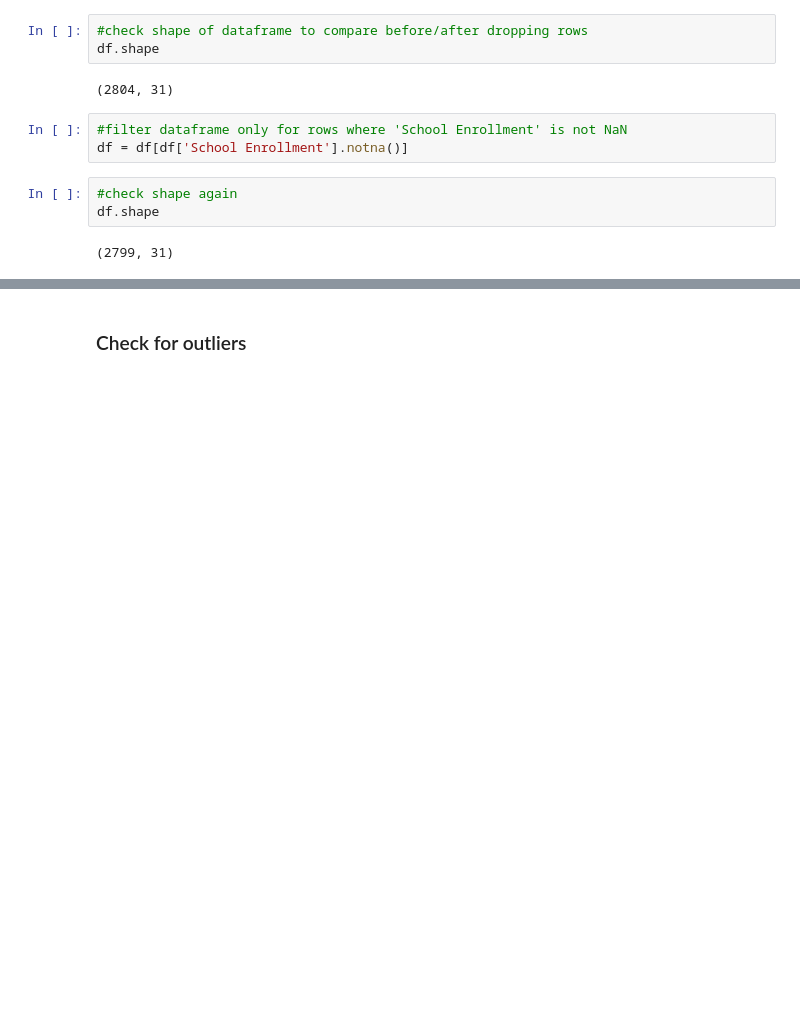
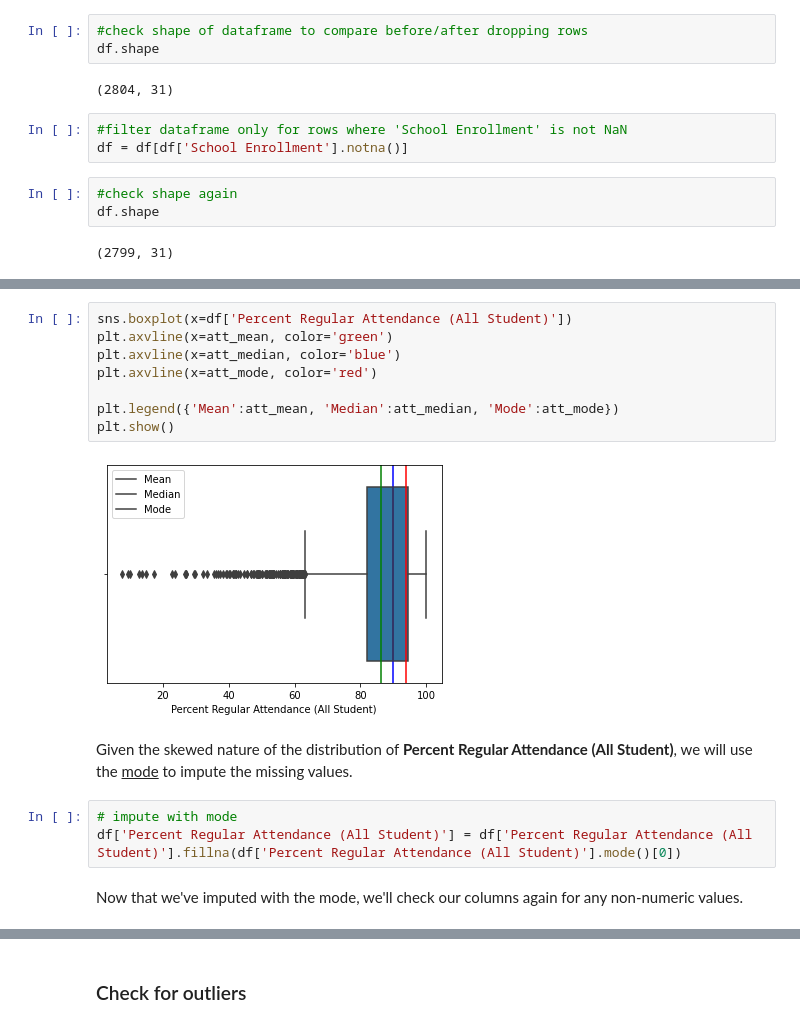
Before and after one commit to cchung106/Capstone-Three, a Jupyter notebook: Notebooks/01_data_wrangling.ipynb, the cells around one changed output, grey strips where cells are left out. Cells and saved outputs as stored; diff of their text form; blank space fills up the shorter version.

```diff
--- a/Notebooks/01_data_wrangling.ipynb
+++ b/Notebooks/01_data_wrangling.ipynb
@@ -793,0 +593,17 @@ df.isnull().sum()
+# %%
+sns.boxplot(x=df['Percent Regular Attendance (All Student)'])
+plt.axvline(x=att_mean, color='green')
+plt.axvline(x=att_median, color='blue')
+plt.axvline(x=att_mode, color='red')
+
+plt.legend({'Mean':att_mean, 'Median':att_median, 'Mode':att_mode})
+plt.show()
+# %% [output]
+[figure, added]
+# %% [markdown]
+Given the skewed nature of the distribution of <b>Percent Regular Attendance (All Student)</b>, we will use the <u>mode</u> to impute the missing values.
+# %%
+# impute with mode
+df['Percent Regular Attendance (All Student)'] = df['Percent Regular Attendance (All Student)'].fillna(df['Percent Regular Attendance (All Student)'].mode()[0])
+# %% [markdown]
+Now that we've imputed with the mode, we'll check our columns again for any non-numeric values.
```
Also changed, not shown: parts of 59 cells of this notebook.
